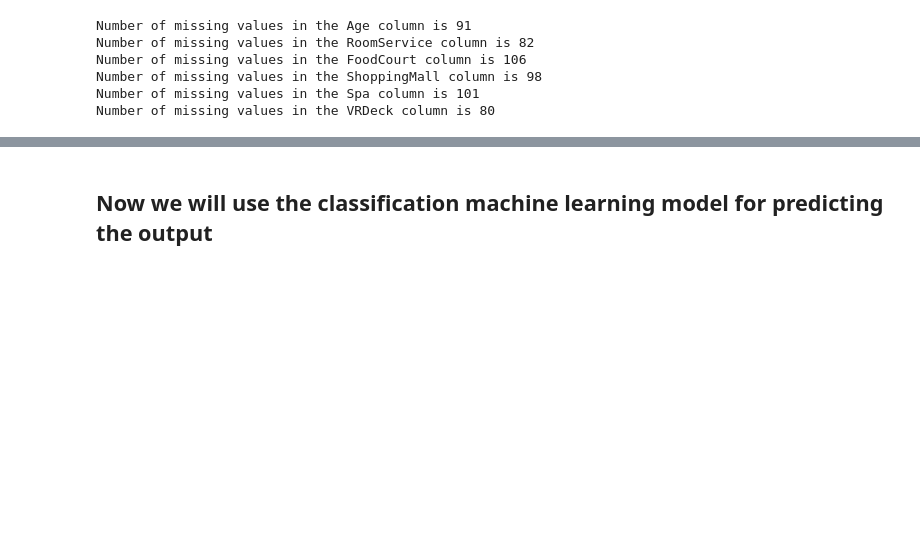
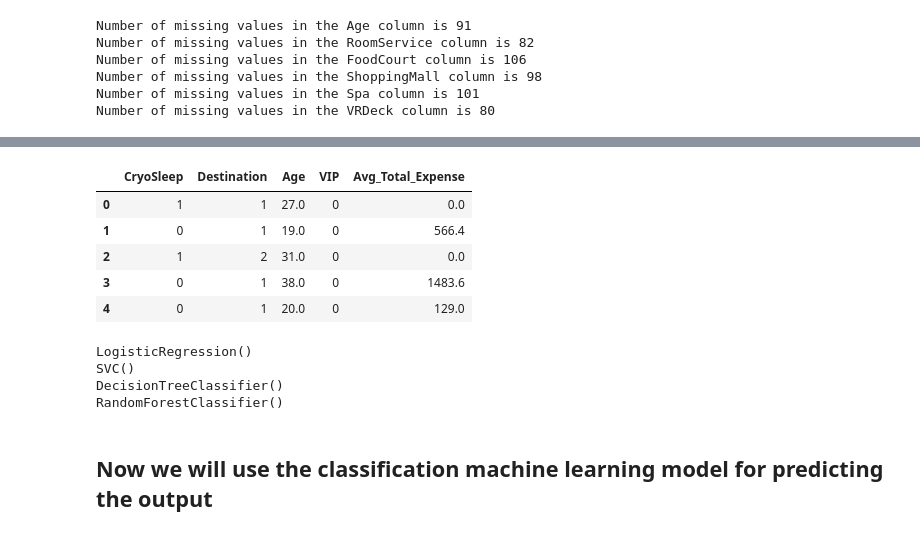
Before and after one commit to guptaayushman24/Kaggle_Competition, a Jupyter notebook: spaceship-model_training.ipynb, the cells around one changed output, grey strips where cells are left out. Drawn from its saved outputs; the diff is of its cells as text; code cells hidden in the pictures; blank space fills up the shorter version.

Commit message:
Kaggle Notebook | Spaceship_model | Version 10

```diff
--- a/spaceship-model_training.ipynb
+++ b/spaceship-model_training.ipynb
@@ -646,3 +674,12 @@ Number of missing values in the VRDeck column is 0
+# %%
+data_test.head()
+# %% [output]
+|  | CryoSleep | Destination | Age | VIP | Avg_Total_Expense |
+| 0 | 1 | 1 | 27.0 | 0 | 0.0 |
+| 1 | 0 | 1 | 19.0 | 0 | 566.4 |
+| 2 | 1 | 2 | 31.0 | 0 | 0.0 |
+| 3 | 0 | 1 | 38.0 | 0 | 1483.6 |
+| 4 | 0 | 1 | 20.0 | 0 | 129.0 |
 # %%
 X = data.drop('Transported',axis=1)
 y = data['Transported']
@@ -658,4 +698,12 @@ param_dict={
     'Decision Tree' : DecisionTreeClassifier(),
     'Random Forest' : RandomForestClassifier()
 }
+# %%
+for model in model_params.values() :
+    print(model)
+# %% [output]
+LogisticRegression()
+SVC()
+DecisionTreeClassifier()
+RandomForestClassifier()
 # %%
```
Also changed, not shown: parts of 29 cells of this notebook.
